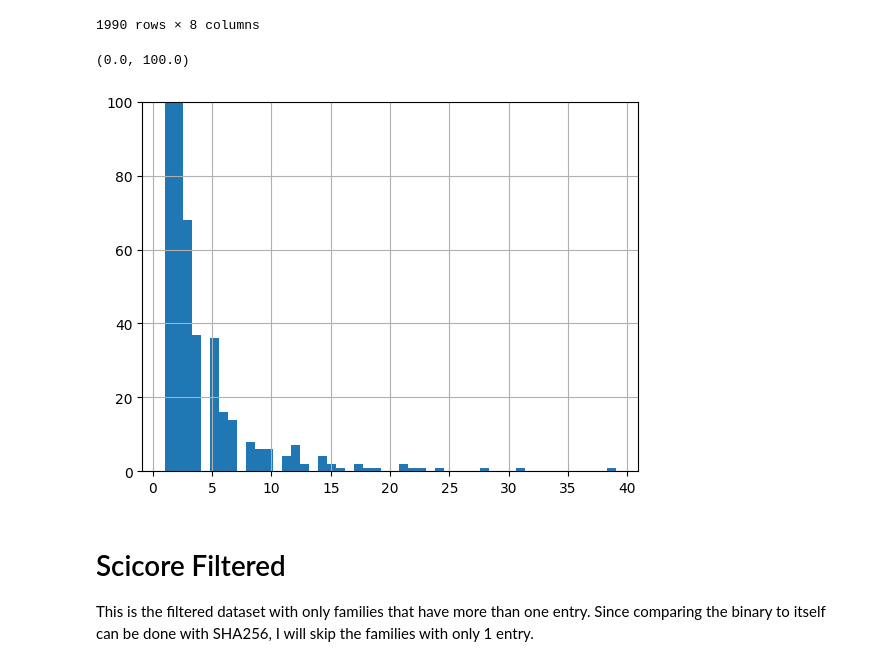
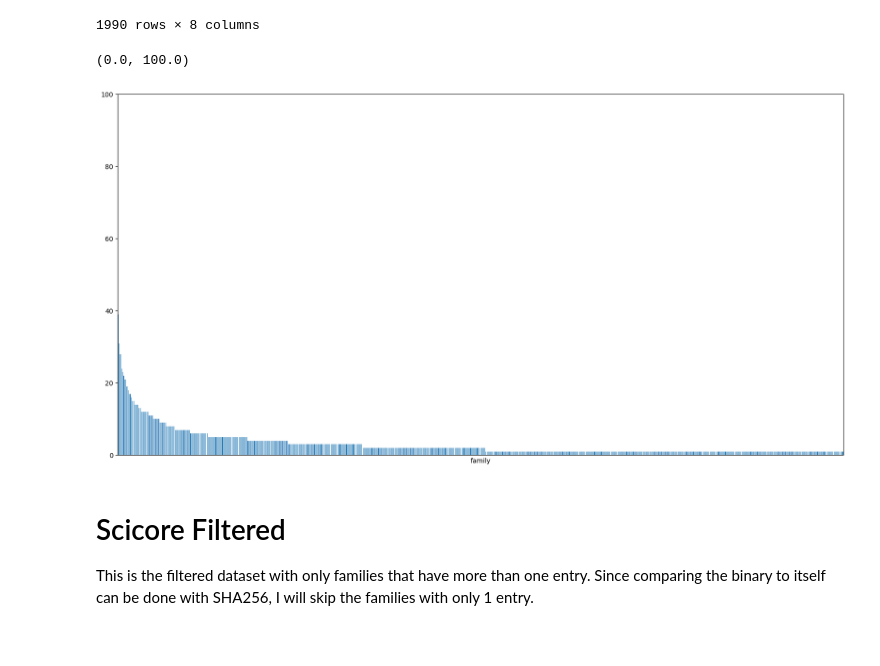
Before and after one commit to edizeqiri/obstkorb, a Jupyter notebook: Testing_Framework/ROC.ipynb, the cells around one changed output. Drawn from its saved outputs; the diff is of its cells as text; code cells hidden in the pictures.

```diff
--- a/Testing_Framework/ROC.ipynb
+++ b/Testing_Framework/ROC.ipynb
@@ -34,14 +34,15 @@ df
 # %%
 family_counts = df['family'].value_counts()
 
 # Filter the families with more than one entry
 scicore_filtered = df[df['family'].map(family_counts) > 1]
 
-family_counts.hist(bins=50)
+family_counts.plot(kind='bar', figsize=(20, 10))
+plt.xticks([])
 plt.ylim(0, 100)
 # %% [output]
 (0.0, 100.0)
-[figure, old version]
+[figure, new version]
 # %% [markdown]
 # Scicore Filtered
 
```
Also changed, not shown: parts of 22 cells of this notebook, 5 other files.
